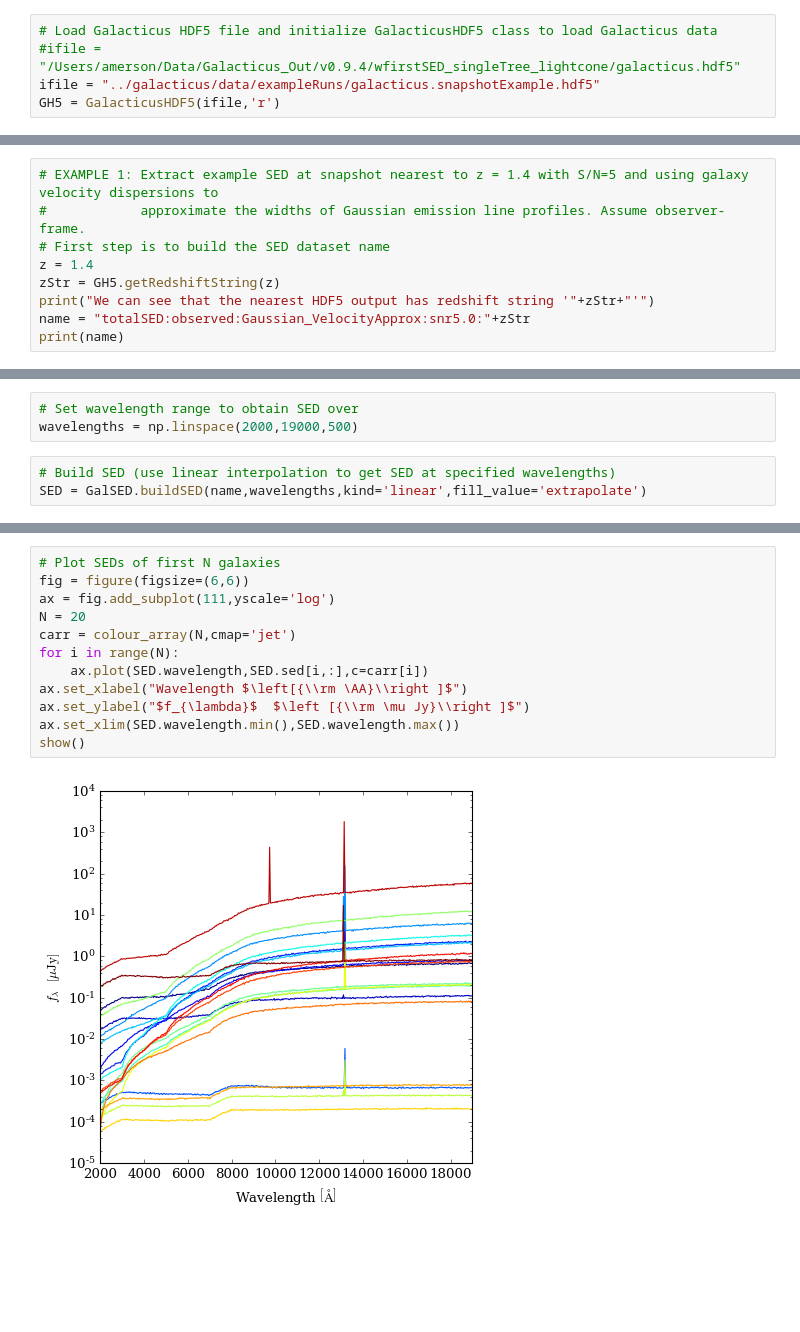
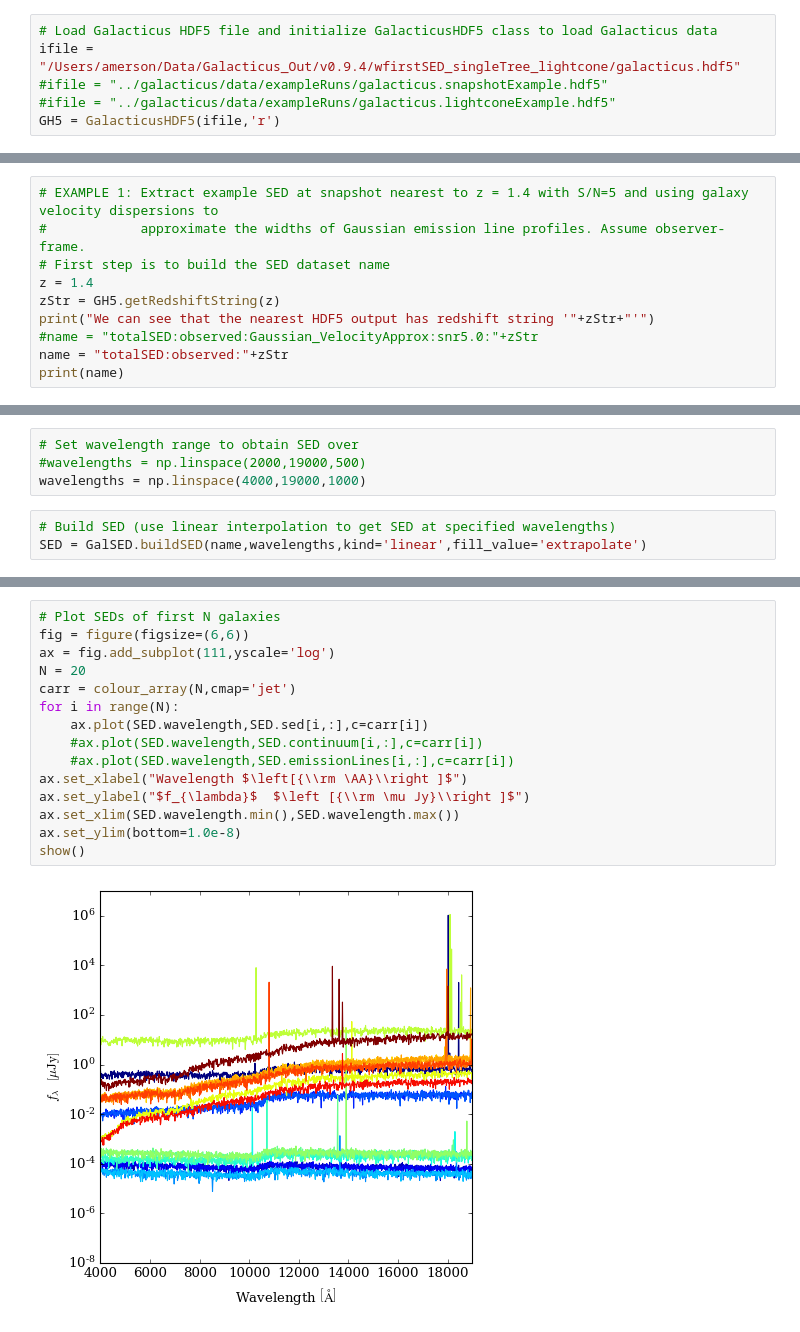
Before and after one commit to aimerson/GalacticusTools, a Jupyter notebook: examples/exampleGalacticusSED.ipynb, the cells around one changed output, grey strips where cells are left out. Cells and saved outputs as stored; diff of their text form; blank space fills up the shorter version.

```diff
--- a/examples/exampleGalacticusSED.ipynb
+++ b/examples/exampleGalacticusSED.ipynb
@@ -11,8 +11,9 @@ from galacticus.spectralEnergyDistributions import GalacticusSED
 %matplotlib inline
 # %%
 # Load Galacticus HDF5 file and initialize GalacticusHDF5 class to load Galacticus data
-#ifile = "/Users/amerson/Data/Galacticus_Out/v0.9.4/wfirstSED_singleTree_lightcone/galacticus.hdf5"
-ifile = "../galacticus/data/exampleRuns/galacticus.snapshotExample.hdf5"
+ifile = "/Users/amerson/Data/Galacticus_Out/v0.9.4/wfirstSED_singleTree_lightcone/galacticus.hdf5"
+#ifile = "../galacticus/data/exampleRuns/galacticus.snapshotExample.hdf5"
+#ifile = "../galacticus/data/exampleRuns/galacticus.lightconeExample.hdf5"
 GH5 = GalacticusHDF5(ifile,'r')
 # %%
 # Print redshift outputs
@@ -34,6 +38,7 @@ GalSED = GalacticusSED(GH5,verbose=True)
 z = 1.4
 zStr = GH5.getRedshiftString(z)
 print("We can see that the nearest HDF5 output has redshift string '"+zStr+"'")
-name = "totalSED:observed:Gaussian_VelocityApprox:snr5.0:"+zStr
+#name = "totalSED:observed:Gaussian_VelocityApprox:snr5.0:"+zStr
+name = "totalSED:observed:"+zStr
 print(name)
 # %% [output]
@@ -69,6 +88,7 @@ print(GalSED.getAvailableWavelengths(name))
 # %%
 # Set wavelength range to obtain SED over
-wavelengths = np.linspace(2000,19000,500)
+#wavelengths = np.linspace(2000,19000,500)
+wavelengths = np.linspace(4000,19000,1000)
 # %%
 # Build SED (use linear interpolation to get SED at specified wavelengths)
 SED = GalSED.buildSED(name,wavelengths,kind='linear',fill_value='extrapolate')
@@ -99,17 +119,20 @@ Number of galaxies = 160
 # %%
 # Plot SEDs of first N galaxies
 fig = figure(figsize=(6,6))
 ax = fig.add_subplot(111,yscale='log')
 N = 20
 carr = colour_array(N,cmap='jet')
 for i in range(N):
     ax.plot(SED.wavelength,SED.sed[i,:],c=carr[i])
+    #ax.plot(SED.wavelength,SED.continuum[i,:],c=carr[i])
+    #ax.plot(SED.wavelength,SED.emissionLines[i,:],c=carr[i])
 ax.set_xlabel("Wavelength $\left[{\\rm \AA}\\right ]$")
 ax.set_ylabel("$f_{\lambda}$  $\left [{\\rm \mu Jy}\\right ]$")
 ax.set_xlim(SED.wavelength.min(),SED.wavelength.max())
+ax.set_ylim(bottom=1.0e-8)
 show()
 # %% [output]
-[figure, old version]
+[figure, new version]
 # %%
 # EXAMPLE 2: Make plot showing different S/N ratios
 z = 1.4
```
Also changed, not shown: parts of 12 cells of this notebook, 2 other files.
